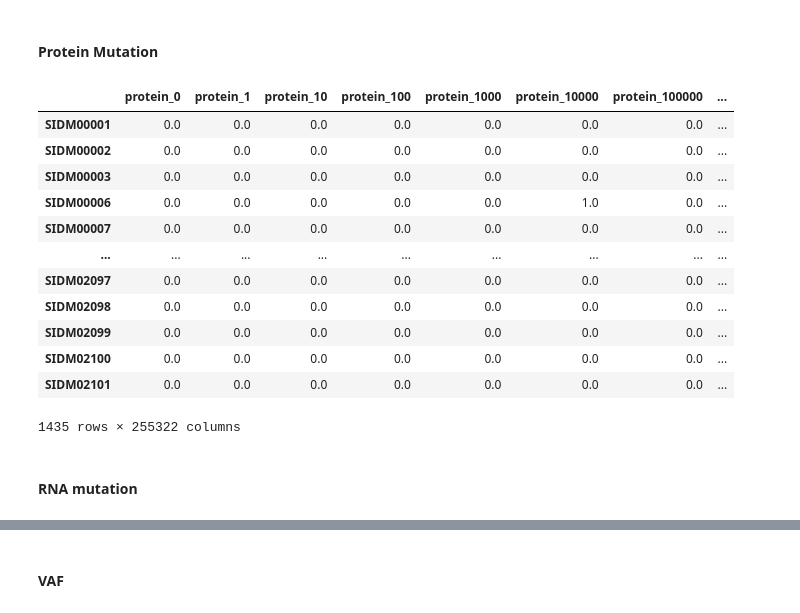
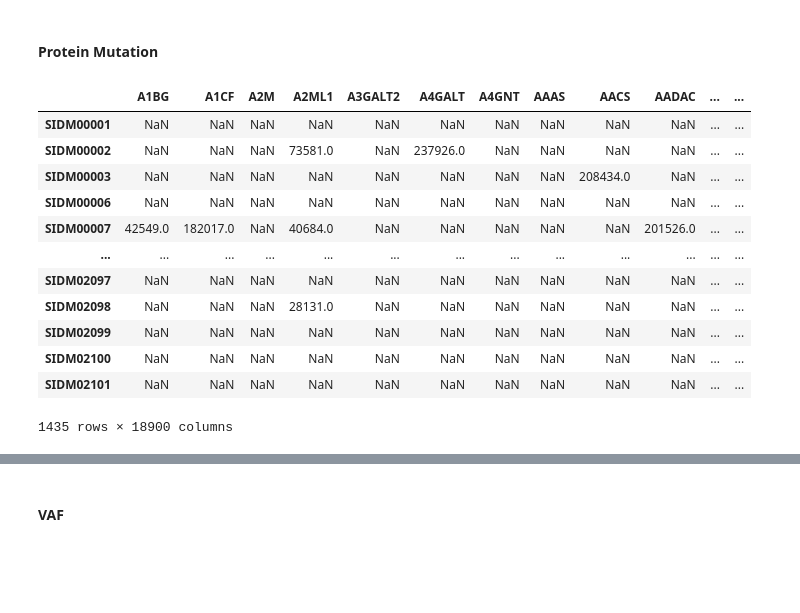
Before and after one commit to Surabhivj/PatStrat-Personalized-Health-Technologies-Conference-2024, a Jupyter notebook: GDSC_data_prep.ipynb, the cells around one changed output, grey strips where cells are left out. Cells and saved outputs as stored; diff of their text form; code cells hidden in the pictures; blank space fills up the shorter version.

```diff
--- a/GDSC_data_prep.ipynb
+++ b/GDSC_data_prep.ipynb
@@ -8,0 +14,11 @@ import networkx as nx
+# %%
+drug_response = pd.read_csv("data/drug_response.csv", index_col=0)
+drug_response = drug_response[drug_response['TCGA_DESC'] != 'UNCLASSIFIED']
+# Count occurrences of each value in 'TCGA_DESC'
+value_counts = drug_response['TCGA_DESC'].value_counts()
+# Filter to keep only those values that appear more than 10,000 times
+values_to_keep = value_counts[value_counts > 10000].index
+# Filter the DataFrame to include only rows where 'TCGA_DESC' is in the values_to_keep
+drug_response = drug_response[drug_response['TCGA_DESC'].isin(values_to_keep)]
+models = drug_response.index.drop_duplicates()
+len(models)
@@ -65,3 +152,5 @@ prot
 ### Mutation data
 # %%
 mut = pd.read_csv('data/mutations_all_20230202.csv')
+mut = mut[mut['model_id'].isin(models)].reset_index(drop=True)
+mut
@@ -68,34 +249,26 @@ mut = pd.read_csv('data/mutations_all_20230202.csv')
 # %% [markdown]
 #### Protein Mutation
 # %%
-protein_mutation = mut[['model_id','protein_mutation']]
+protein_mutation = mut[['model_id','gene_symbol', 'protein_mutation']]
 protein_mutation = protein_mutation[protein_mutation['protein_mutation'] != '-']
-protein_mutation = protein_mutation[protein_mutation['protein_mutation'] != 'p.?']
+protein_mutation = protein_mutation[protein_mutation['protein_mutation'] != 'p.?'].reset_index(drop=True)
 label_encoder = LabelEncoder()
 protein_mutation['mutation_id'] = label_encoder.fit_transform(protein_mutation['protein_mutation'])
-protein_mutation['mutation_id'] = 'protein_' + protein_mutation['mutation_id'].astype(str)
-protein_mutation.to_csv("data/protein_mutations.csv")
-protein_mutation['score'] = 1
-protein_mutation.reset_index(inplace=True, drop=True)
-protein_mutation = protein_mutation[['model_id','mutation_id','score']]
-protein_mutation = protein_mutation.pivot_table(index='model_id', columns='mutation_id', values='score')
+protein_mutation = protein_mutation.pivot_table(index='model_id', columns='gene_symbol', values='mutation_id')
 protein_mutation.columns = list(protein_mutation.columns)
 protein_mutation.index = list(protein_mutation.index)
-protein_mutation = protein_mutation.fillna(0)
 protein_mutation
 # %% [output]
-|  | protein_0 | protein_1 | protein_10 | protein_100 | protein_1000 | protein_10000 | protein_100000 | ... |
-| SIDM00001 | 0.0 | 0.0 | 0.0 | 0.0 | 0.0 | 0.0 | 0.0 | ... |
-| SIDM00002 | 0.0 | 0.0 | 0.0 | 0.0 | 0.0 | 0.0 | 0.0 | ... |
-| SIDM00003 | 0.0 | 0.0 | 0.0 | 0.0 | 0.0 | 0.0 | 0.0 | ... |
-| SIDM00006 | 0.0 | 0.0 | 0.0 | 0.0 | 0.0 | 1.0 | 0.0 | ... |
-| SIDM00007 | 0.0 | 0.0 | 0.0 | 0.0 | 0.0 | 0.0 | 0.0 | ... |
-| ... | ... | ... | ... | ... | ... | ... | ... | ... |
-| SIDM02097 | 0.0 | 0.0 | 0.0 | 0.0 | 0.0 | 0.0 | 0.0 | ... |
-| SIDM02098 | 0.0 | 0.0 | 0.0 | 0.0 | 0.0 | 0.0 | 0.0 | ... |
-| SIDM02099 | 0.0 | 0.0 | 0.0 | 0.0 | 0.0 | 0.0 | 0.0 | ... |
-| SIDM02100 | 0.0 | 0.0 | 0.0 | 0.0 | 0.0 | 0.0 | 0.0 | ... |
-| SIDM02101 | 0.0 | 0.0 | 0.0 | 0.0 | 0.0 | 0.0 | 0.0 | ... |
+|  | A1BG | A1CF | A2M | A2ML1 | A3GALT2 | A4GALT | A4GNT | AAAS | AACS | AADAC | ... | ... |
+| SIDM00001 | NaN | NaN | NaN | NaN | NaN | NaN | NaN | NaN | NaN | NaN | ... | ... |
+| SIDM00002 | NaN | NaN | NaN | 73581.0 | NaN | 237926.0 | NaN | NaN | NaN | NaN | ... | ... |
+| SIDM00003 | NaN | NaN | NaN | NaN | NaN | NaN | NaN | NaN | 208434.0 | NaN | ... | ... |
+| SIDM00006 | NaN | NaN | NaN | NaN | NaN | NaN | NaN | NaN | NaN | NaN | ... | ... |
+| SIDM00007 | 42549.0 | 182017.0 | NaN | 40684.0 | NaN | NaN | NaN | NaN | NaN | 201526.0 | ... | ... |
+| ... | ... | ... | ... | ... | ... | ... | ... | ... | ... | ... | ... | ... |
+| SIDM02097 | NaN | NaN | NaN | NaN | NaN | NaN | NaN | NaN | NaN | NaN | ... | ... |
+| SIDM02098 | NaN | NaN | NaN | 28131.0 | NaN | NaN | NaN | NaN | NaN | NaN | ... | ... |
+| SIDM02099 | NaN | NaN | NaN | NaN | NaN | NaN | NaN | NaN | NaN | NaN | ... | ... |
+| SIDM02100 | NaN | NaN | NaN | NaN | NaN | NaN | NaN | NaN | NaN | NaN | ... | ... |
+| SIDM02101 | NaN | NaN | NaN | NaN | NaN | NaN | NaN | NaN | NaN | NaN | ... | ... |
-1435 rows × 255322 columns
+1435 rows × 18900 columns
-# %% [markdown]
-#### RNA mutation
```
Also changed, not shown: parts of 39 cells of this notebook, 5 other files.
